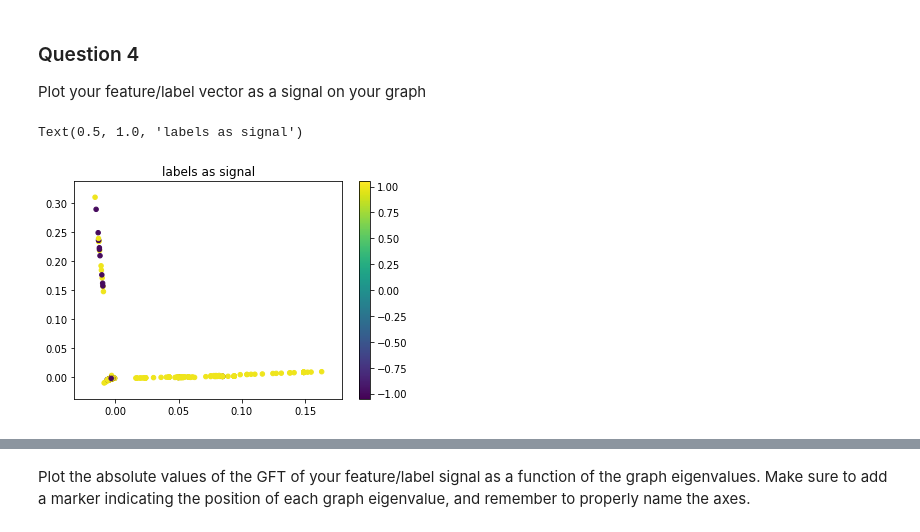
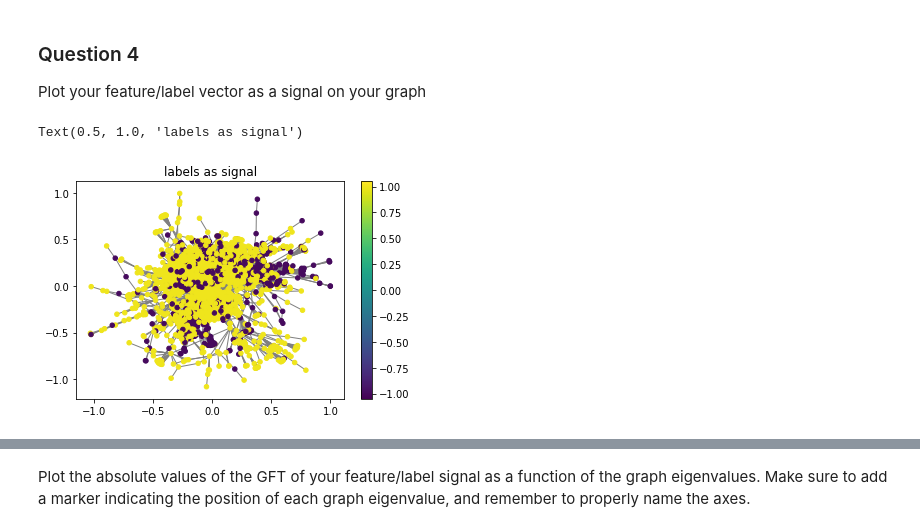
Before and after one commit to dsalathe/group_ntds, a Jupyter notebook: 4_graph_signal_processing.ipynb, the cells around one changed output, grey strips where cells are left out. Cells and saved outputs as stored; diff of their text form; code cells hidden in the pictures.

```diff
--- a/4_graph_signal_processing.ipynb
+++ b/4_graph_signal_processing.ipynb
@@ -183,8 +167,9 @@ e, U = scipy.linalg.eigh(laplacian_c)
 Plot the first 3 and the last Fourier basis vectors as signals on your graph. Clearly indicate which plot belongs to which basis vector.
 # %%
 import pygsp as pg
-graph = pg.graphs.Graph(adjacency_c)
+graph1 = pg.graphs.Graph(adjacency_c)
+graph2 = pg.graphs.Graph(adjacency_c)
 # %%
-graph.set_coordinates(U[:, 1:3])  # Laplacian eigenmaps.
-#graph.set_coordinates('spring')  # Force-directed layout.
+graph1.set_coordinates(U[:, 1:3])  # Laplacian eigenmaps.
+graph2.set_coordinates('spring')  # Force-directed layout.
 # %%
@@ -234,8 +219,8 @@ array([ 1.00000000e+00, -4.51028104e-17,  5.81132364e-17, ...,
 
 Plot your feature/label vector as a signal on your graph
 # %%
-graph.plot_signal(labels, vertex_size=20)
+graph2.plot_signal(labels, vertex_size=20, show_edges=True)
 plt.title("labels as signal")
 # %% [output]
 Text(0.5, 1.0, 'labels as signal')
-[figure, old version]
+[figure, new version]
```
Also changed, not shown: parts of 17 cells of this notebook.
